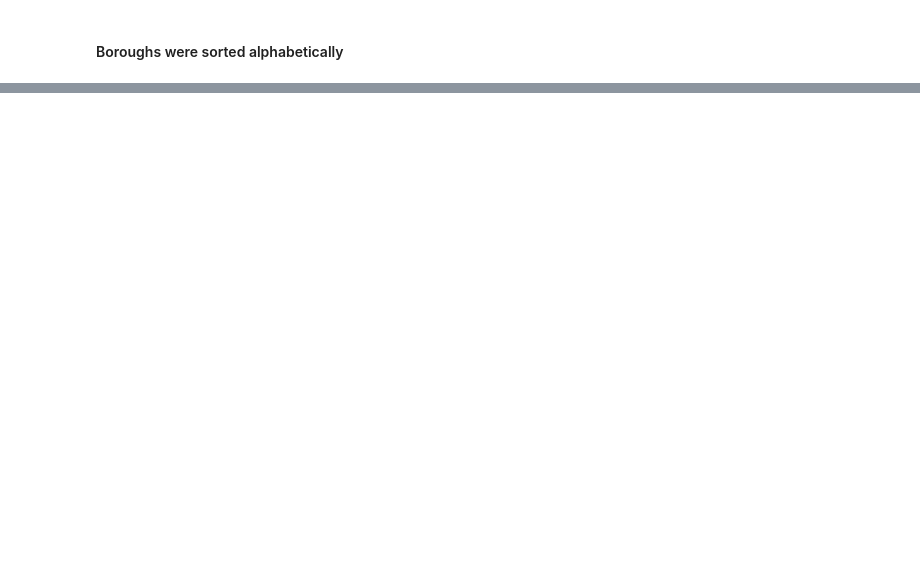
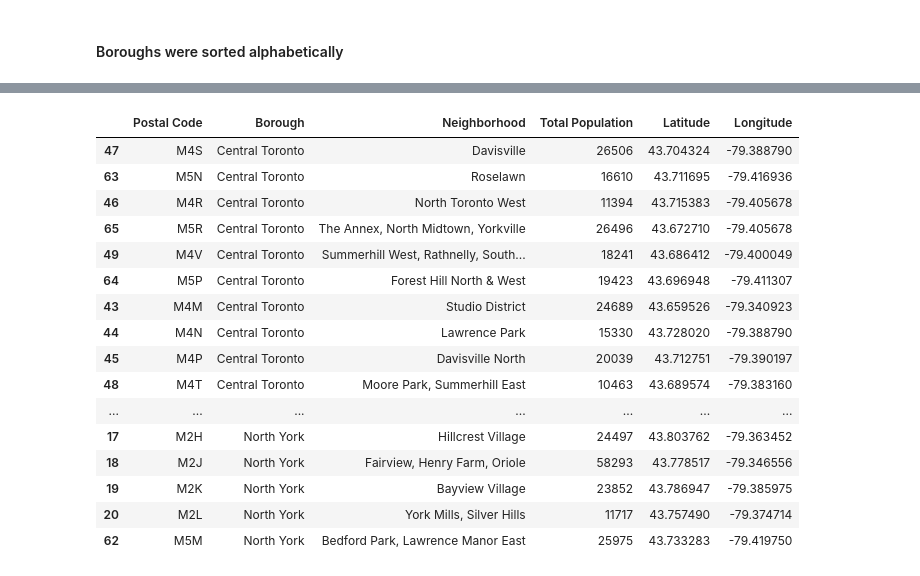
Before and after one commit to timcayanga/Coursera_Capstone, a Jupyter notebook: Coursera_Capstone.ipynb, the cells around one changed output, grey strips where cells are left out. Drawn from its saved outputs; the diff is of its cells as text; code cells hidden in the pictures; blank space fills up the shorter version.

Commit message:
Published from Watson Studio.

```diff
--- a/Coursera_Capstone.ipynb
+++ b/Coursera_Capstone.ipynb
@@ -278,0 +752,20 @@ m
+# %%
+df2.head(60)
+# %% [output]
+|  | Postal Code | Borough | Neighborhood | Total Population | Latitude | Longitude |
+| 47 | M4S | Central Toronto | Davisville | 26506 | 43.704324 | -79.388790 |
+| 63 | M5N | Central Toronto | Roselawn | 16610 | 43.711695 | -79.416936 |
+| 46 | M4R | Central Toronto | North Toronto West | 11394 | 43.715383 | -79.405678 |
+| 65 | M5R | Central Toronto | The Annex, North Midtown, Yorkville | 26496 | 43.672710 | -79.405678 |
+| 49 | M4V | Central Toronto | Summerhill West, Rathnelly, South... | 18241 | 43.686412 | -79.400049 |
+| 64 | M5P | Central Toronto | Forest Hill North & West | 19423 | 43.696948 | -79.411307 |
+| 43 | M4M | Central Toronto | Studio District | 24689 | 43.659526 | -79.340923 |
+| 44 | M4N | Central Toronto | Lawrence Park | 15330 | 43.728020 | -79.388790 |
+| 45 | M4P | Central Toronto | Davisville North | 20039 | 43.712751 | -79.390197 |
+| 48 | M4T | Central Toronto | Moore Park, Summerhill East | 10463 | 43.689574 | -79.383160 |
+| ... | ... | ... | ... | ... | ... | ... |
+| 17 | M2H | North York | Hillcrest Village | 24497 | 43.803762 | -79.363452 |
+| 18 | M2J | North York | Fairview, Henry Farm, Oriole | 58293 | 43.778517 | -79.346556 |
+| 19 | M2K | North York | Bayview Village | 23852 | 43.786947 | -79.385975 |
+| 20 | M2L | North York | York Mills, Silver Hills | 11717 | 43.757490 | -79.374714 |
+| 62 | M5M | North York | Bedford Park, Lawrence Manor East | 25975 | 43.733283 | -79.419750 |
```
Also changed, not shown: parts of 62 cells of this notebook.
